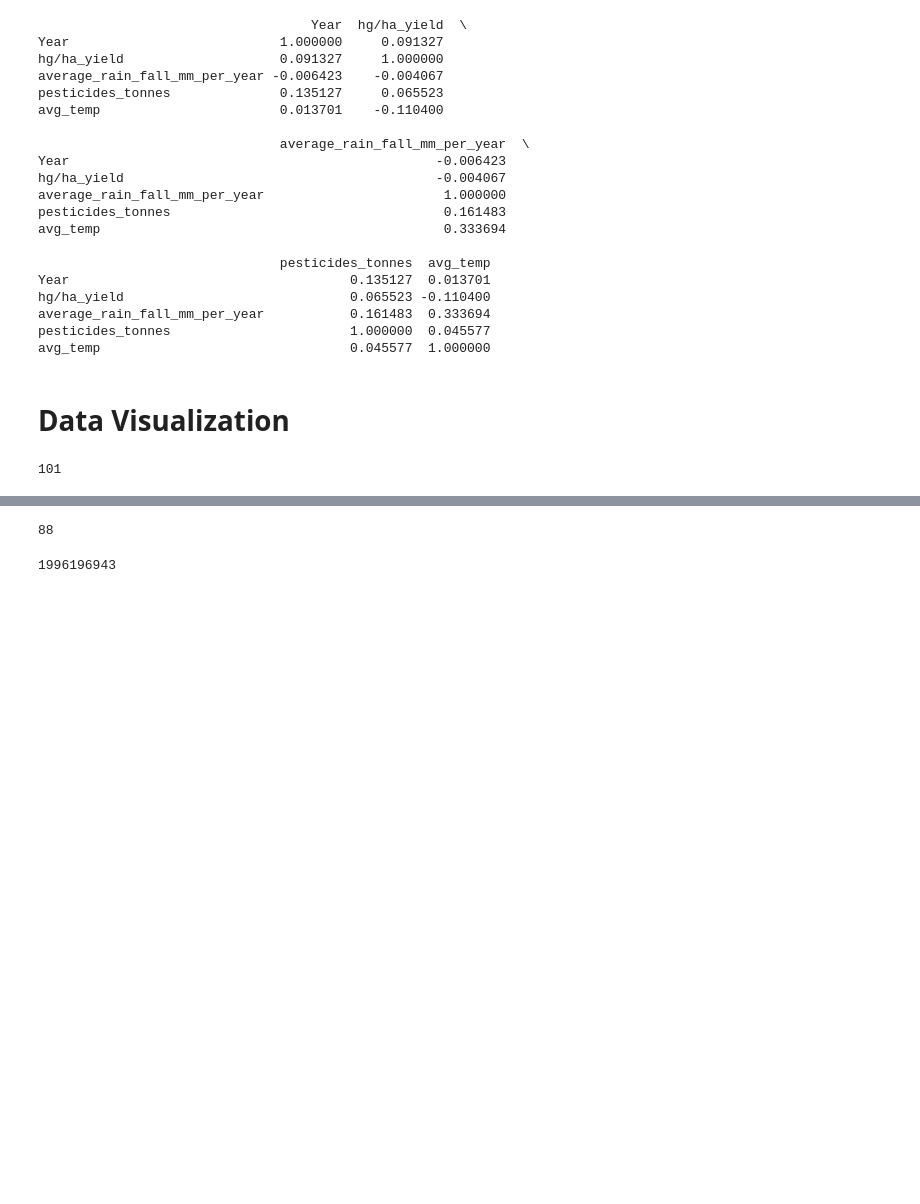
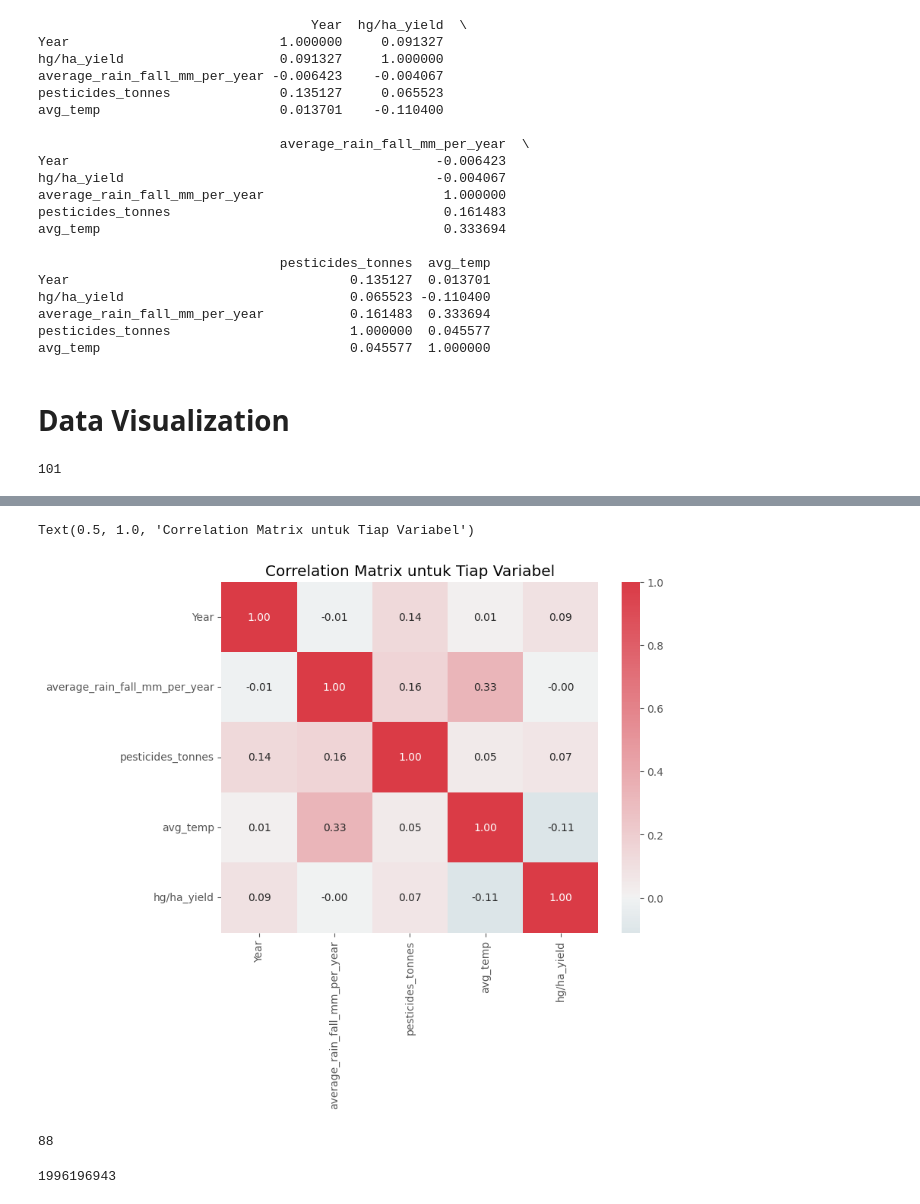
Before and after one commit to gnatnib/crop_yield_prediction, a Jupyter notebook: crop_yield_predictions.ipynb, the cells around one changed output, grey strips where cells are left out. Drawn from its saved outputs; the diff is of its cells as text; code cells hidden in the pictures; blank space fills up the shorter version.

Commit message:
add: add correlation matrix

```diff
--- a/crop_yield_predictions.ipynb
+++ b/crop_yield_predictions.ipynb
@@ -140,3 +165,14 @@ plt.show()
+# %%
+# Correlation Matrix
+corr_matrix = df.drop(['Area', 'Item'], axis=1).corr()
+
+cmap = sns.diverging_palette(220, 10, as_cmap=True)
+
+plt.figure(figsize=(8,6))
+sns.heatmap(corr_matrix, annot=True, cmap=cmap, fmt = ".2f", center=0, annot_kws={"size": 10}).set_title('Correlation Matrix untuk Tiap Variabel')
+# %% [output]
+Text(0.5, 1.0, 'Correlation Matrix untuk Tiap Variabel')
+[figure, added]
 # %%
 (df['Area'].value_counts() < 400).sum()
 # %% [output]
```
Also changed, not shown: parts of 8 cells of this notebook.
